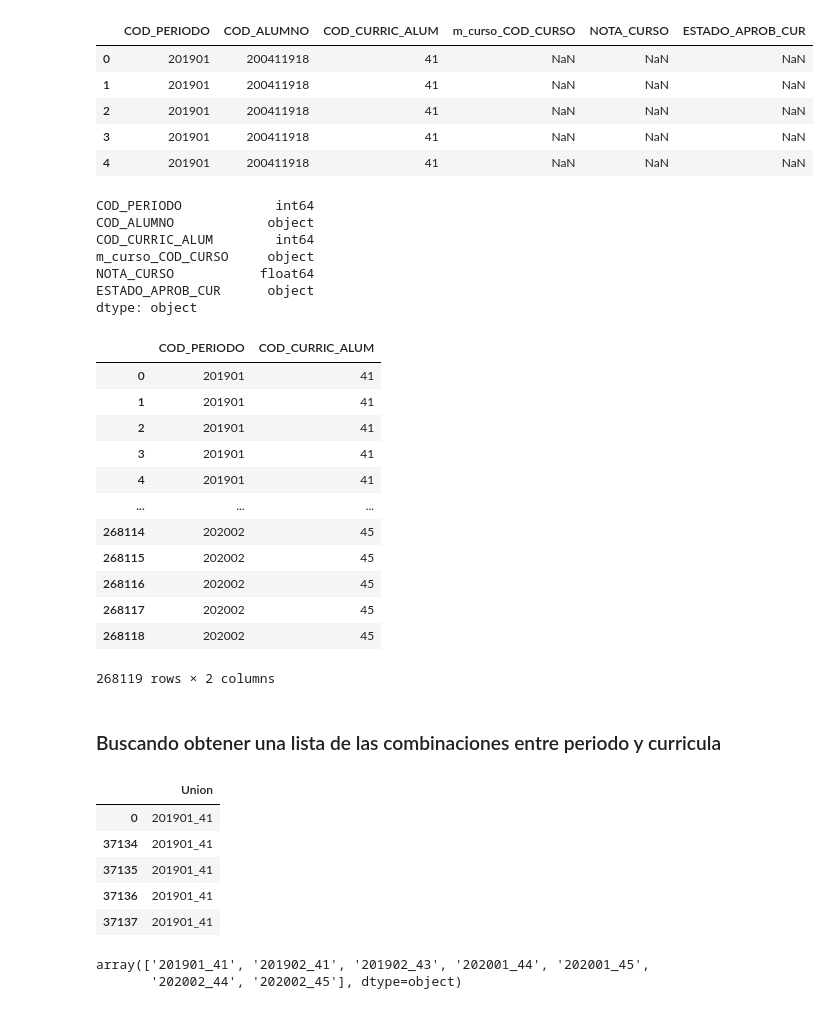
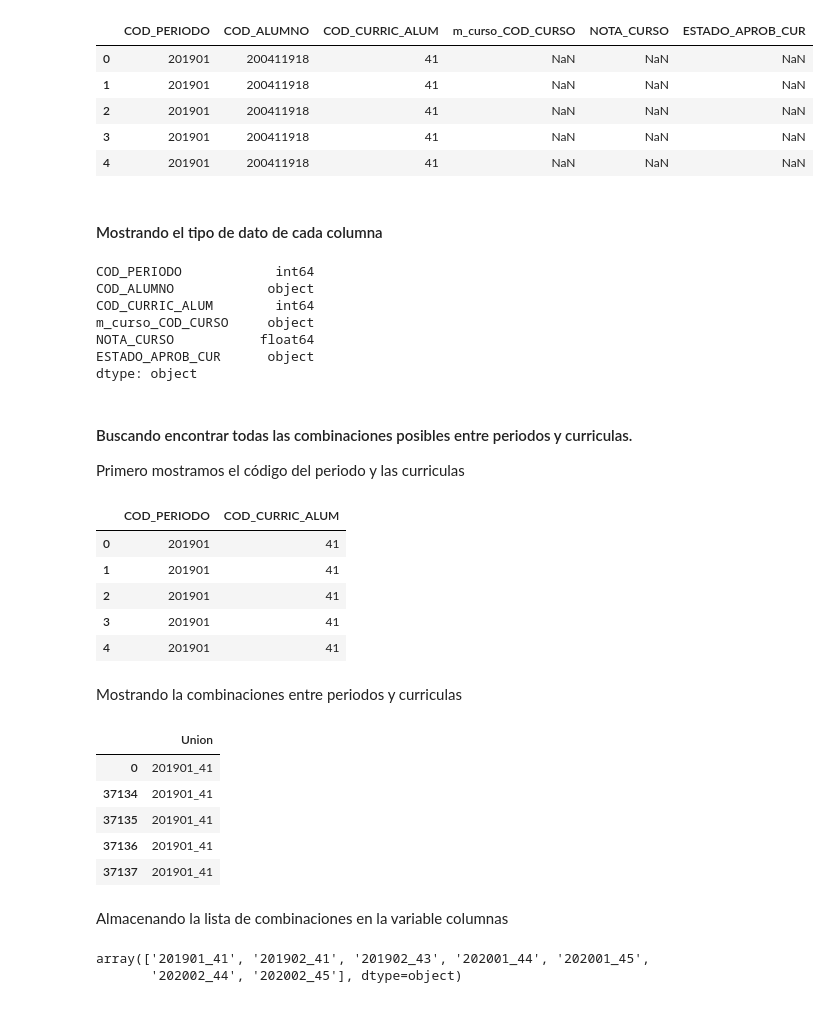
Before and after one commit to NuryYanque/RecomendacionDeCursos, a Jupyter notebook: notebooks/UPC_Sistema_Recomendacion.ipynb, the cells around one changed output. Saved outputs shown, nothing was run; the diff lists cells and outputs as text; code cells hidden in the pictures.

```diff
--- a/notebooks/UPC_Sistema_Recomendacion.ipynb
+++ b/notebooks/UPC_Sistema_Recomendacion.ipynb
@@ -38,6 +38,8 @@ df_dataset_1.head(5)
 | 2 | 201901 | 200411918 | 41 | NaN | NaN | NaN |
 | 3 | 201901 | 200411918 | 41 | NaN | NaN | NaN |
 | 4 | 201901 | 200411918 | 41 | NaN | NaN | NaN |
+# %% [markdown]
+#### Mostrando el tipo de dato de cada columna
 # %%
 df_dataset_1.dtypes
 # %% [output]
@@ -48,37 +50,35 @@ m_curso_COD_CURSO     object
 NOTA_CURSO           float64
 ESTADO_APROB_CUR      object
 dtype: object
+# %% [markdown]
+#### Buscando encontrar todas las combinaciones posibles entre periodos y curriculas.
+
+Primero mostramos el código del periodo y las curriculas
 # %%
 df_temp = df_dataset_1[['COD_PERIODO','COD_CURRIC_ALUM']].sort_values(['COD_PERIODO','COD_CURRIC_ALUM'],ascending=[True,True]).astype(str)
-df_temp
+df_temp.head(5)
 # %% [output]
 |  | COD_PERIODO | COD_CURRIC_ALUM |
 | 0 | 201901 | 41 |
 | 1 | 201901 | 41 |
 | 2 | 201901 | 41 |
 | 3 | 201901 | 41 |
 | 4 | 201901 | 41 |
-| ... | ... | ... |
-| 268114 | 202002 | 45 |
-| 268115 | 202002 | 45 |
-| 268116 | 202002 | 45 |
-| 268117 | 202002 | 45 |
-| 268118 | 202002 | 45 |
-268119 rows × 2 columns
-# %% [markdown]
-### Buscando obtener una lista de las combinaciones entre periodo y curricula
+# %% [markdown]
+Mostrando la combinaciones entre periodos y curriculas
 # %%
 df_temp['Union'] = df_temp[['COD_PERIODO','COD_CURRIC_ALUM']].apply('_'.join, axis=1)
+df_temp = df_temp.sort_values(['Union'],ascending=[True])
+df_temp[['Union']].head(5)
+# %% [output]
+|  | Union |
+| 0 | 201901_41 |
+| 37134 | 201901_41 |
+| 37135 | 201901_41 |
+| 37136 | 201901_41 |
+| 37137 | 201901_41 |
-# %%
-df_temp = df_temp.sort_values(['Union'],ascending=[True])
-df_temp[['Union']].head(5)
-# %% [output]
-|  | Union |
-| 0 | 201901_41 |
-| 37134 | 201901_41 |
-| 37135 | 201901_41 |
-| 37136 | 201901_41 |
-| 37137 | 201901_41 |
+# %% [markdown]
+Almacenando la lista de combinaciones en la variable columnas
 # %%
 columnas = df_temp['Union'].unique().astype(list)
 columnas
```
Also changed, not shown: parts of 48 cells of this notebook.
